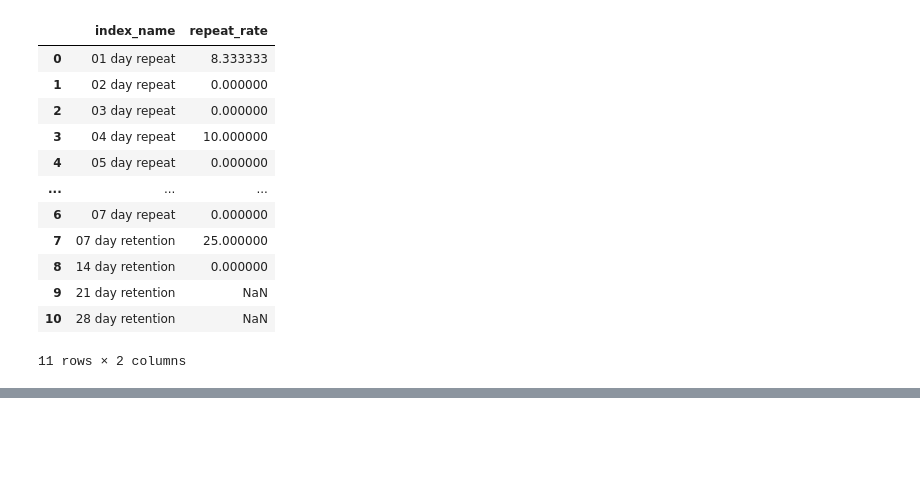
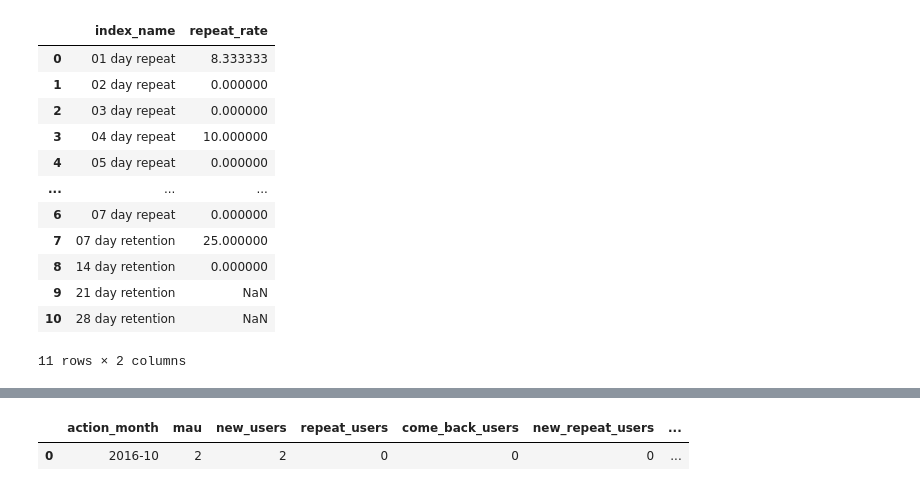
Before and after one commit to mittwoch09/Today-I-Learned, a Jupyter notebook: DataAnalysis/data_extraction_to_understand_users_2.ipynb, the cells around one changed output, grey strips where cells are left out. Saved outputs shown, nothing was run; the diff lists cells and outputs as text; code cells hidden in the pictures; blank space fills up the shorter version.

```diff
--- a/DataAnalysis/data_extraction_to_understand_users_2.ipynb
+++ b/DataAnalysis/data_extraction_to_understand_users_2.ipynb
@@ -1548,0 +1772,97 @@ select(query_1220)
+# %%
+query_1224 = """
+        WITH
+        monthly_user_action AS (
+          -- 월별 사용자 액션 집약하기
+          SELECT DISTINCT
+             u.user_id
+           , substring(u.register_date, 1, 7) AS register_month
+           , substring(l.stamp, 1, 7) AS action_month
+           , substring(CAST(
+              l.stamp::date - interval '1 month' AS text
+             ), 1, 7) AS action_month_priv
+          FROM
+             mst_users AS u
+          JOIN
+             action_log AS l
+           ON u.user_id = l.user_id
+        )
+        , monthly_user_with_type AS (
+          -- 월별 사용자 분류 테이블
+          SELECT
+             action_month
+           , user_id
+           , CASE
+              -- 등록 월과 액션월이 일치하면 신규 사용자
+              WHEN register_month = action_month THEN 'new_user'
+              -- 이전 월에 액션이 있다면 리피트 사용자
+              WHEN action_month_priv
+                 = LAG(action_month)
+                    OVER(PARTITION BY user_id ORDER BY action_month)
+                 THEN 'repeat_user'
+              -- 이외의 경우는 컴백 사용자
+              ELSE 'come_back_user'
+             END AS c
+           , action_month_priv
+          FROM
+             monthly_user_action
+        )
+        , monthly_users AS (
+          SELECT
+             m1.action_month
+           , COUNT(m1.user_id) AS mau
+           , COUNT(CASE WHEN m1.c = 'new_user'       THEN 1 END) AS new_users
+           , COUNT(CASE WHEN m1.c = 'repeat_user'    THEN 1 END) AS repeat_users
+           , COUNT(CASE WHEN m1.c = 'come_back_user' THEN 1 END) AS come_back_users
+           , COUNT(
+               CASE WHEN m1.c = 'repeat_user' AND m0.c = 'new_user' THEN 1 END
+             ) AS new_repeat_users
+           , COUNT(
+               CASE WHEN m1.c = 'repeat_user' AND m0.c = 'repeat_user' THEN 1 END
+             ) AS continuous_repeat_users
+           , COUNT(
+               CASE WHEN m1.c = 'repeat_user' AND m0.c = 'come_back_user' THEN 1 END
+             ) AS come_back_repeat_users
+        FROM
+           -- m1 : 해당 월의 사용자 분류 테이블
+           monthly_user_with_type AS m1
+        LEFT OUTER JOIN
+           -- m0 : 이전 달의 사용자 분류 테이블
+           monthly_user_with_type AS m0
+         ON m1.user_id = m0.user_id
+         AND m1.action_month_priv = m0.action_month
+        GROUP BY
+           m1.action_month
+        )
+        SELECT
+           action_month
+         , mau
+         , new_users
+         , repeat_users
+         , come_back_users
+         , new_repeat_users
+         , continuous_repeat_users
+         , come_back_repeat_users
+           -- 이전 달에 신규 사용자이면서 해당 월에 신규 리피트 사용자인 사용자의 비율
+         , 100.0 * new_repeat_users
+           / NULLIF(LAG(new_users) OVER(ORDER BY action_month), 0)
+           AS priv_new_repeat_ratio
+           -- 이전 달에 리피트 사용자이면서 해당 월에 기존 리피트 사용자인 사용자의 비율
+         , 100.0 * continuous_repeat_users
+           / NULLIF(LAG(repeat_users) OVER(ORDER BY action_month), 0)
+           AS priv_continuous_repeat_ratio
+           -- 이전 달에 컴백 사용자이면서 해당 월에 컴백 리피트 사용자인 사용자의 비율
+         , 100.0 * come_back_repeat_users
+           / NULLIF(LAG(come_back_users) OVER(ORDER BY action_month), 0)
+           AS priv_come_back_repeat_ratio
+        FROM
+           monthly_users
+        ORDER BY
+           action_month
+        ;
+        """
+
+select(query_1224)
+# %% [output]
+|  | action_month | mau | new_users | repeat_users | come_back_users | new_repeat_users | ... |
+| 0 | 2016-10 | 2 | 2 | 0 | 0 | 0 | ... |
```
Also changed, not shown: parts of 41 cells of this notebook.
